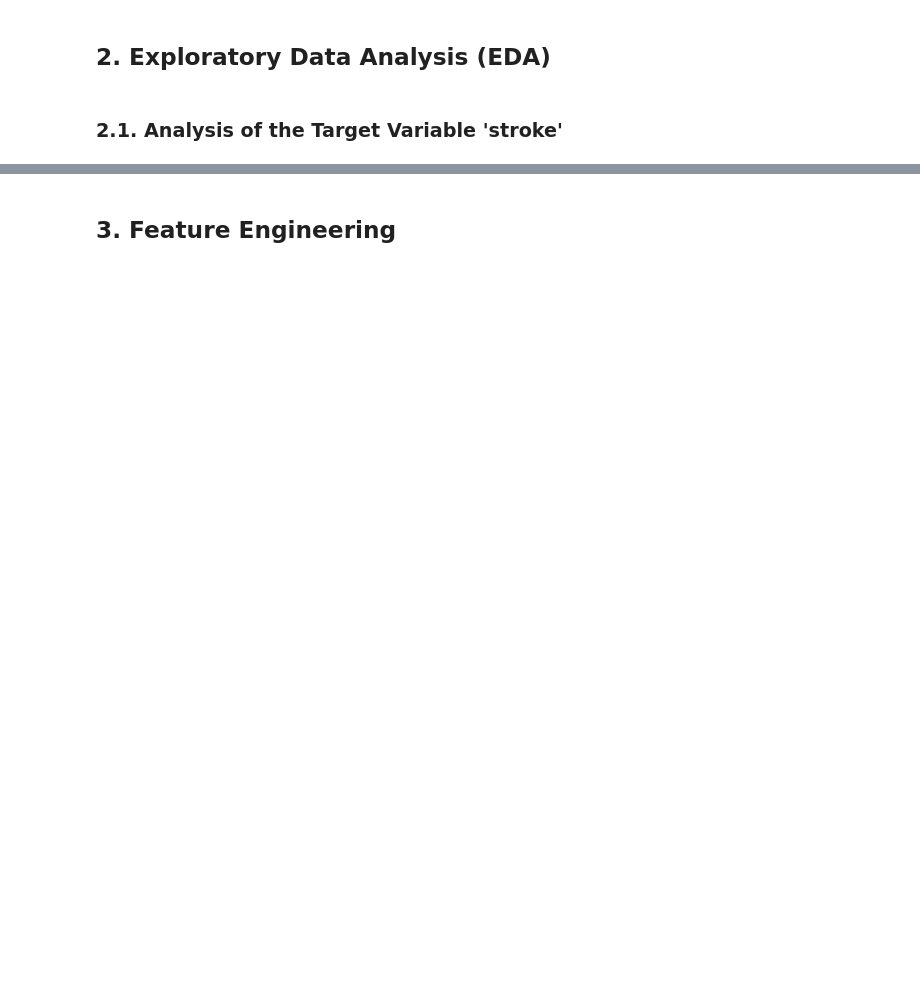
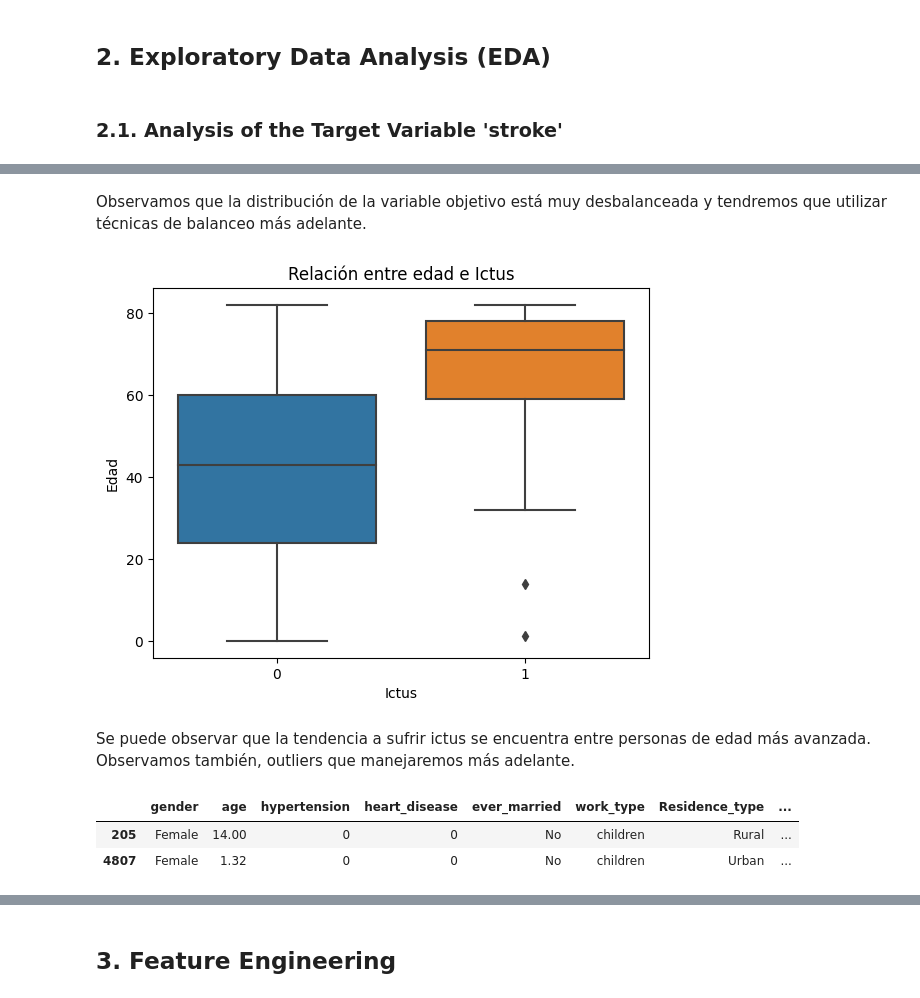
Before and after one commit to AI-School-F5-P2/DS_hospital_G2, a Jupyter notebook: EDA.ipynb, the cells around one changed output, grey strips where cells are left out. Saved outputs shown, nothing was run; the diff lists cells and outputs as text; code cells hidden in the pictures; blank space fills up the shorter version.

```diff
--- a/EDA.ipynb
+++ b/EDA.ipynb
@@ -242,0 +372,18 @@ categorical_columns = df.select_dtypes(include=["object"]).columns.tolist()
+# %% [markdown]
+Observamos que la distribución de la variable objetivo está muy desbalanceada y tendremos que utilizar técnicas de balanceo más adelante.
+# %%
+sns.boxplot(x='stroke', y='age', data=df)
+plt.xlabel('Ictus')
+plt.ylabel('Edad')
+plt.title('Relación entre edad e Ictus')
+plt.show()
+# %% [output]
+[figure, added]
+# %% [markdown]
+Se puede observar que la tendencia a sufrir ictus se encuentra entre personas de edad más avanzada. Observamos también, outliers que manejaremos más adelante.
+# %%
+df[(df["age"]<15) & (df["stroke"]==1) ]
+# %% [output]
+|  | gender | age | hypertension | heart_disease | ever_married | work_type | Residence_type | ... |
+| 205 | Female | 14.00 | 0 | 0 | No | children | Rural | ... |
+| 4807 | Female | 1.32 | 0 | 0 | No | children | Urban | ... |
```
Also changed, not shown: parts of 38 cells of this notebook.
